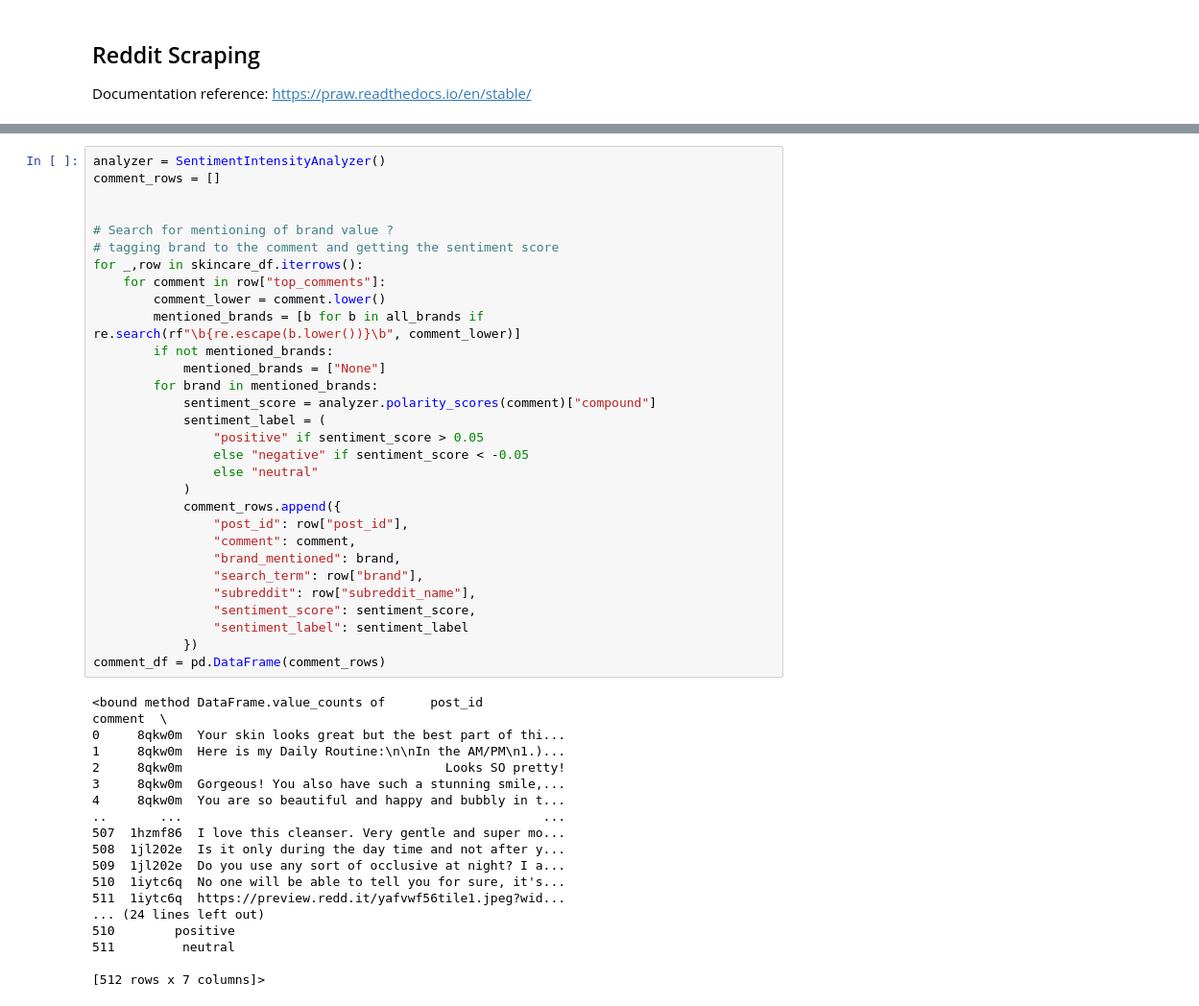
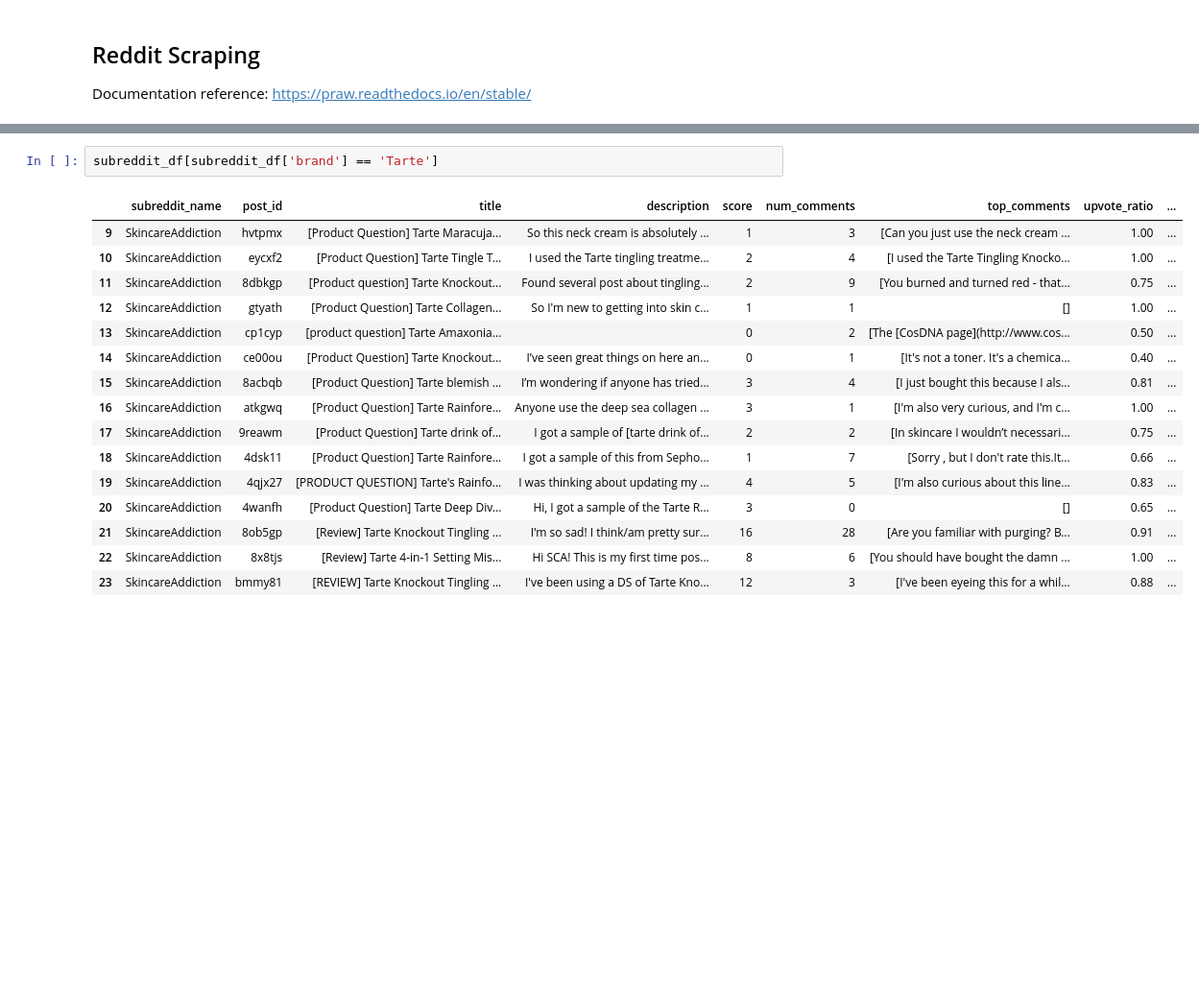
Before and after one commit to oooogiselle/Skinfluence, a Jupyter notebook: code/reddit.ipynb, the cells around one changed output, grey strips where cells are left out. Shown at 96% size. Drawn from its saved outputs; the diff is of its cells as text; blank space fills up the shorter version.

```diff
--- a/code/reddit.ipynb
+++ b/code/reddit.ipynb
@@ -153,48 +140,19 @@ Thinking of breaking comment into rows and tag by directly related brands and it
-# %%
-analyzer = SentimentIntensityAnalyzer()
-comment_rows = []
-
-
-# Search for mentioning of brand value ?
-# tagging brand to the comment and getting the sentiment score
-for _,row in skincare_df.iterrows():
-    for comment in row["top_comments"]:
-        comment_lower = comment.lower()
-        mentioned_brands = [b for b in all_brands if re.search(rf"\b{re.escape(b.lower())}\b", comment_lower)]
-        if not mentioned_brands:
-            mentioned_brands = ["None"]
-        for brand in mentioned_brands:
-            sentiment_score = analyzer.polarity_scores(comment)["compound"]
-            sentiment_label = (
-                "positive" if sentiment_score > 0.05
-                else "negative" if sentiment_score < -0.05
-                else "neutral"
-            )
-            comment_rows.append({
-                "post_id": row["post_id"],
-                "comment": comment,
-                "brand_mentioned": brand,
-                "search_term": row["brand"],
-                "subreddit": row["subreddit_name"],
-                "sentiment_score": sentiment_score,
-                "sentiment_label": sentiment_label
-            })
-comment_df = pd.DataFrame(comment_rows)
-# %% [output]
-<bound method DataFrame.value_counts of      post_id                                            comment  \
-0     8qkw0m  Your skin looks great but the best part of thi...
-1     8qkw0m  Here is my Daily Routine:\n\nIn the AM/PM\n1.)...
-2     8qkw0m                                   Looks SO pretty!
-3     8qkw0m  Gorgeous! You also have such a stunning smile,...
-4     8qkw0m  You are so beautiful and happy and bubbly in t...
-..       ...                                                ...
-507  1hzmf86  I love this cleanser. Very gentle and super mo...
-508  1jl202e  Is it only during the day time and not after y...
-509  1jl202e  Do you use any sort of occlusive at night? I a...
-510  1iytc6q  No one will be able to tell you for sure, it's...
-511  1iytc6q  https://preview.redd.it/yafvwf56tile1.jpeg?wid...
-... (24 lines left out)
-510        positive
-511         neutral
-
-[512 rows x 7 columns]>
+# %%
+subreddit_df[subreddit_df['brand'] == 'Tarte']
+# %% [output]
+|  | subreddit_name | post_id | title | description | score | num_comments | top_comments | upvote_ratio | ... |
+| 9 | SkincareAddiction | hvtpmx | [Product Question] Tarte Maracuja... | So this neck cream is absolutely ... | 1 | 3 | [Can you just use the neck cream ... | 1.00 | ... |
+| 10 | SkincareAddiction | eycxf2 | [Product Question] Tarte Tingle T... | I used the Tarte tingling treatme... | 2 | 4 | [I used the Tarte Tingling Knocko... | 1.00 | ... |
+| 11 | SkincareAddiction | 8dbkgp | [Product question] Tarte Knockout... | Found several post about tingling... | 2 | 9 | [You burned and turned red - that... | 0.75 | ... |
+| 12 | SkincareAddiction | gtyath | [Product Question] Tarte Collagen... | So I'm new to getting into skin c... | 1 | 1 | [] | 1.00 | ... |
+| 13 | SkincareAddiction | cp1cyp | [product question] Tarte Amaxonia... |  | 0 | 2 | [The [CosDNA page](http://www.cos... | 0.50 | ... |
+| 14 | SkincareAddiction | ce00ou | [Product Question] Tarte Knockout... | I’ve seen great things on here an... | 0 | 1 | [It's not a toner. It's a chemica... | 0.40 | ... |
+| 15 | SkincareAddiction | 8acbqb | [Product Question] Tarte blemish ... | I’m wondering if anyone has tried... | 3 | 4 | [I just bought this because I als... | 0.81 | ... |
+| 16 | SkincareAddiction | atkgwq | [Product Question] Tarte Rainfore... | Anyone use the deep sea collagen ... | 3 | 1 | [I'm also very curious, and I'm c... | 1.00 | ... |
+| 17 | SkincareAddiction | 9reawm | [Product Question] Tarte drink of... | I got a sample of [tarte drink of... | 2 | 2 | [In skincare I wouldn’t necessari... | 0.75 | ... |
+| 18 | SkincareAddiction | 4dsk11 | [Product Question] Tarte Rainfore... | I got a sample of this from Sepho... | 1 | 7 | [Sorry , but I don't rate this.It... | 0.66 | ... |
+| 19 | SkincareAddiction | 4qjx27 | [PRODUCT QUESTION] Tarte's Rainfo... | I was thinking about updating my ... | 4 | 5 | [I'm also curious about this line... | 0.83 | ... |
+| 20 | SkincareAddiction | 4wanfh | [Product Question] Tarte Deep Div... | Hi, I got a sample of the Tarte R... | 3 | 0 | [] | 0.65 | ... |
+| 21 | SkincareAddiction | 8ob5gp | [Review] Tarte Knockout Tingling ... | I'm so sad! I think/am pretty sur... | 16 | 28 | [Are you familiar with purging? B... | 0.91 | ... |
+| 22 | SkincareAddiction | 8x8tjs | [Review] Tarte 4-in-1 Setting Mis... | Hi SCA! This is my first time pos... | 8 | 6 | [You should have bought the damn ... | 1.00 | ... |
+| 23 | SkincareAddiction | bmmy81 | [REVIEW] Tarte Knockout Tingling ... | I've been using a DS of Tarte Kno... | 12 | 3 | [I've been eyeing this for a whil... | 0.88 | ... |
```
Also changed, not shown: parts of 9 cells of this notebook, 5 other files.
